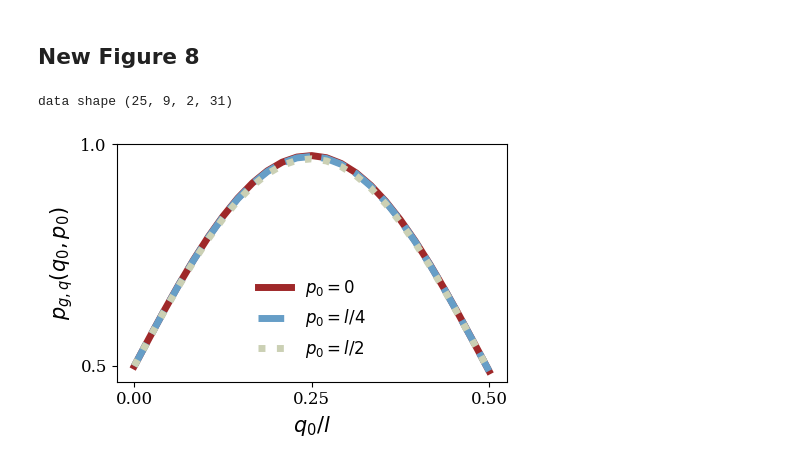
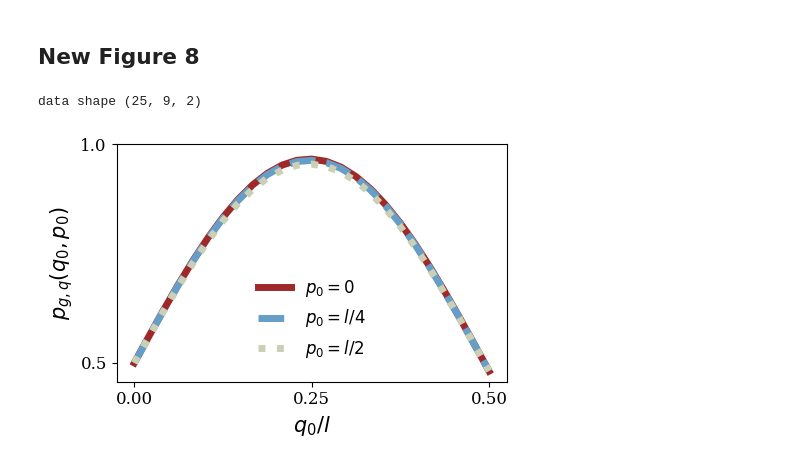
Before and after one commit to LautaroLabarcaG/Quantum-sensing-of-displacements-with-stabilized-GKP-states, a Jupyter notebook: Noiseless/Codes/sBs-noiseless.ipynb, the cells around one changed output. Drawn from its saved outputs; the diff is of its cells as text; code cells hidden in the pictures.

Commit message:
figure 8 new

```diff
--- a/Noiseless/Codes/sBs-noiseless.ipynb
+++ b/Noiseless/Codes/sBs-noiseless.ipynb
@@ -165,6 +165,7 @@ def getting_probs_stabs_photons(Delta,R0,R1):
     photons_q0p0 = []
     name = 'sensor_Delta={0:.2f}_R={1:.0f}.npz'.format(Delta,R0)
     sensor = sps.csc_matrix(sps.load_npz(path_data_states+name))
+    gauges = [0,0]
     for q0 in q0_range:
         cd = np.cosh(Delta**2)
         Tq_delta, Tp_delta = stabilizers(Delta)
@@ -172,7 +173,7 @@ def getting_probs_stabs_photons(Delta,R0,R1):
             alpha = (q0+1j*p0)/np.sqrt(2)
             Dalpha = Displacement(alpha)
             rho = Dalpha@sensor@Dalpha.getH()
-            rhos, probs_gq, probs_gp = sBs_cycle(Delta,R1,rho)
+            rhos, probs_gq, probs_gp = sBs_cycle(Delta,R1,rho,gauges)
             Tq_delta_alpha, Tp_delta_alpha = displaced_stabilizers(Tq_delta,Tp_delta,q0)
             stabilizers_q, stabilizers_p = [], []
             photons = []
@@ -203,13 +204,14 @@ def getting_probs_stabs_photons(Delta,R0,R1):
     np.save(path_data_results + name_stabs,stabilizers_array)
     np.save(path_data_results + name_photons,photons_array)
 
-R0, R1 = 120, 30 #preparation, rounds
+R0, R1 = 120, 1 #preparation, rounds
 steps = [25]
 for step in steps:
     q0_range = (l/2)*np.linspace(0,1.0,step)
     # p0_range = (l/step)*np.arange(0,step+1,1)
     p0_range = (l/8)*np.arange(0,9,1)
     Delta_range = [0.25,0.3,0.35]
+    Delta_range = np.arange(0.25,0.41,0.01)
 
     for Delta in tqdm(Delta_range):
         getting_probs_stabs_photons(Delta,R0,R1)
@@ -771,7 +787,7 @@ b,c 1.4265017353978573 -0.43931305436276064
 # %% [markdown]
 ## New Figure 8
 # %%
-R0, R1 = 120,30
+R0, R1 = 120,2
 steps = 25
 q0_range = (l/2)*np.linspace(0,1.0,steps)
 p0_range = (l/8)*np.arange(0,9,1)
@@ -779,7 +795,7 @@ fit_params = []
 R_range = np.arange(0,R1+1,1)
 
 fig, ax = plt.subplots(figsize=(4.9,3.3))
-Delta_range = [.25,0.3,.35]
+Delta_range = [.25,0.3,.4]
 data_probs = []
 data_photons = []
 for i in [2]:
@@ -793,32 +809,32 @@ for i in [2]:
     markers = {0:'none',2:'none',4:'none'}
     colors = {4:lighten_color(green,.5),2:lighten_color(blue,.65),0:lighten_color(red,1)}
     labels = {0:r'$p_0=0$',2:r'$p_0=l/4$',4:r'$p_0=l/2$'}
     linestyles = {0:'-',2:'--',4:':'}
     for k in [0,2,4]:
         probs_q0_p0 = []
         for j in range(steps):
             probs_q0_p0_q = data[j][k][0][0]
             probs_q0_p0_p = data[j][k][1][0]
             probs_q0_p0.append(probs_q0_p0_q)
         sd, cd, td = np.sinh(Delta**2), np.cosh(Delta**2), np.tanh(Delta**2)
         ax.plot(q0_range/l,probs_q0_p0,color=colors[k],ls=linestyles[k],lw=5,label=labels[k])
 
 plt.rcParams['font.family'] = 'serif'
 plt.rcParams['font.serif'] = ['DejaVu Serif']  # or ['STIXGeneral']
 
 name = 'Paper-newfig8-data-probabilities'
 np.save(path_QS_figures_data + name,data_probs)
 
 ax.tick_params(axis='both', which='major', labelsize=12)
 ax.set_yticks([.5,1])
 inset_ax.set_yticks([8,4])
 ax.set_xlabel(r'$q_0/l$',fontsize=15)
 ax.set_ylabel(r'$p_{g,q}(q_0,p_0)$',fontsize=15)
 ax.set_xticks([0,.25,.5])
 ax.legend(fontsize=12,frameon=False,bbox_to_anchor=(.5,.5))
 plt.tight_layout()
 # plt.savefig(path_figures+'Paper-fig2.pdf',bbox_inches='tight',dpi=600)
 plt.show()
 # %% [output]
-data shape (25, 9, 2, 31)
+data shape (25, 9, 2)
-[figure, old version]
+[figure, new version]
```
Also changed, not shown: parts of 1 cell of this notebook, 57 other files.
